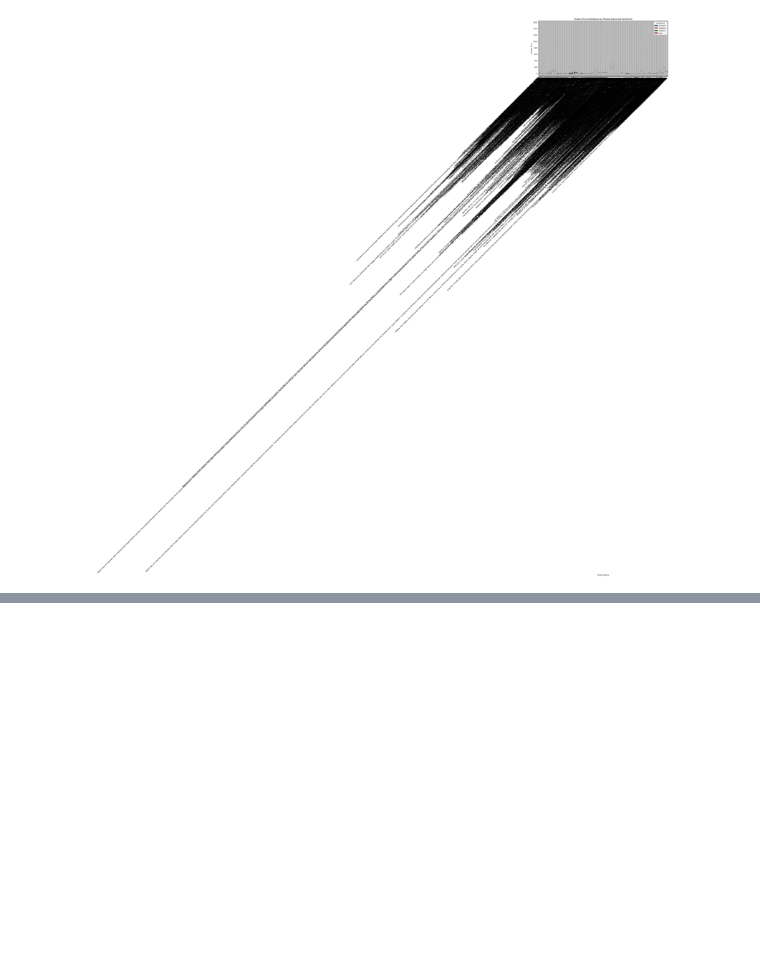
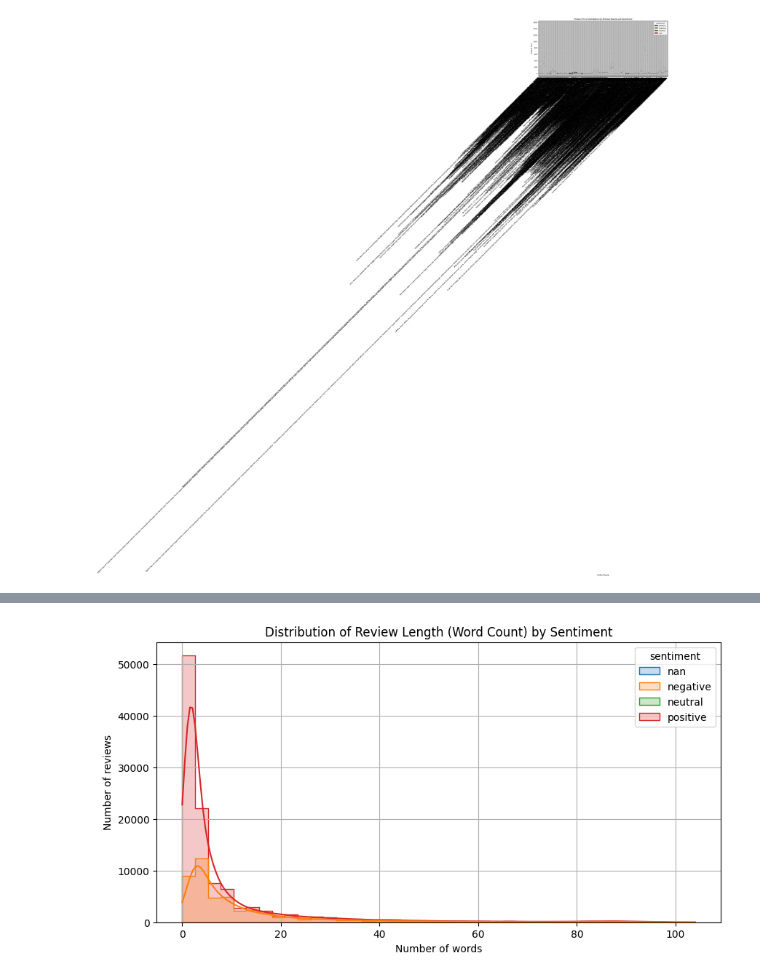
Before and after one commit to iftode/-ml-product-reviews-project, a Jupyter notebook: notebooks/product_reviews_analysis.ipynb, the cells around one changed output, grey strips where cells are left out. Drawn from its saved outputs; the diff is of its cells as text; code cells hidden in the pictures; blank space fills up the shorter version.

```diff
--- a/notebooks/product_reviews_analysis.ipynb
+++ b/notebooks/product_reviews_analysis.ipynb
@@ -389,0 +432,21 @@ plt.show()
+# %%
+import pandas as pd
+import seaborn as sns
+import matplotlib.pyplot as plt
+
+# Keep only positive and negative reviews
+df_sent = df[df['sentiment'].isin(['positive', 'negative'])].copy()
+
+# Create a column with number of words
+df_sent['word_count'] = df_sent['review_text'].astype(str).apply(lambda x: len(x.split()))
+
+# Histogram
+plt.figure(figsize=(10, 5))
+sns.histplot(data=df_sent, x='word_count', hue='sentiment', bins=40, kde=True, element='step')
+plt.title("Distribution of Review Length (Word Count) by Sentiment")
+plt.xlabel("Number of words")
+plt.ylabel("Number of reviews")
+plt.grid(True)
+plt.show()
+# %% [output]
+[figure, added]
```
Also changed, not shown: parts of 2 cells of this notebook.
